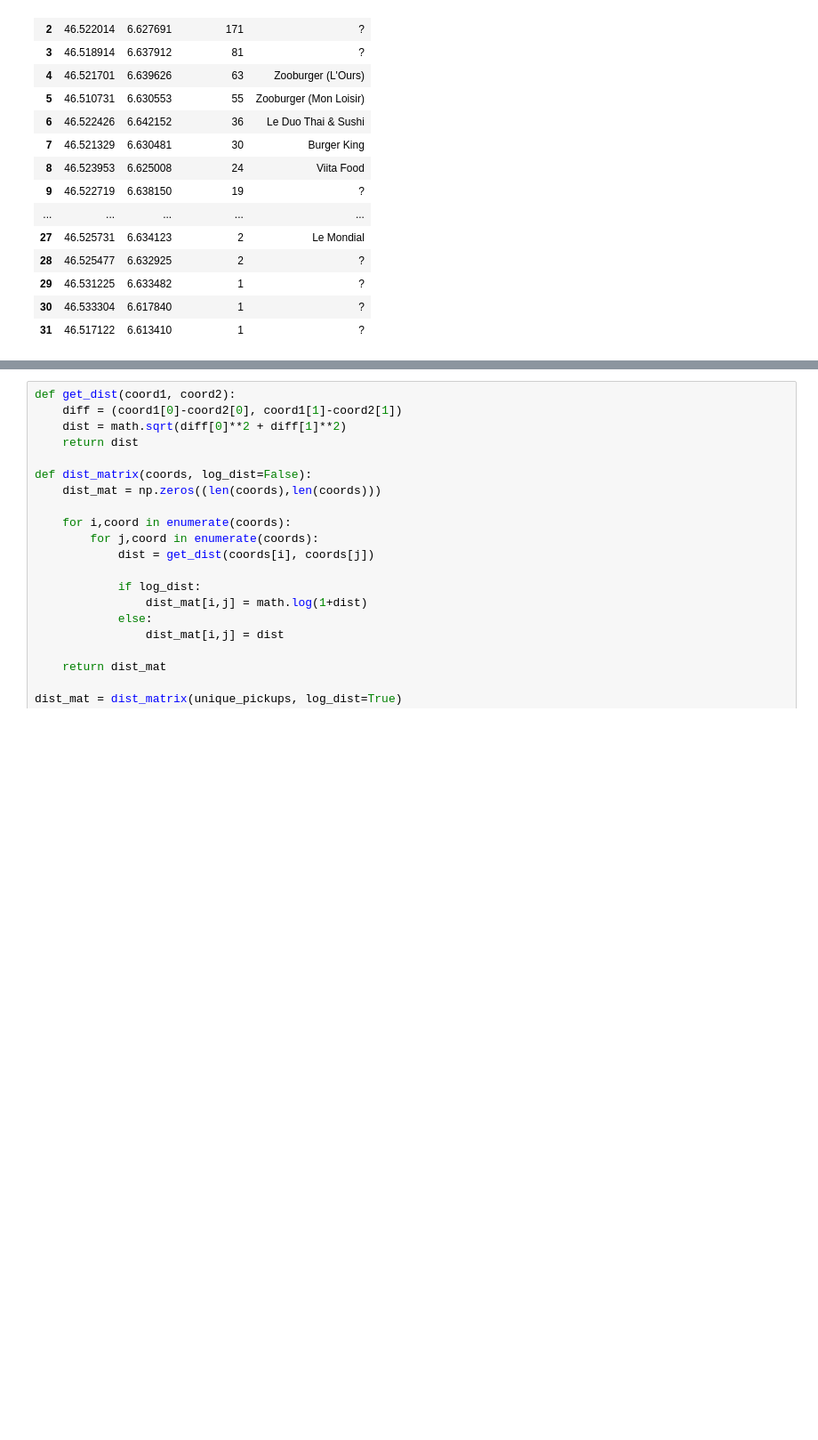
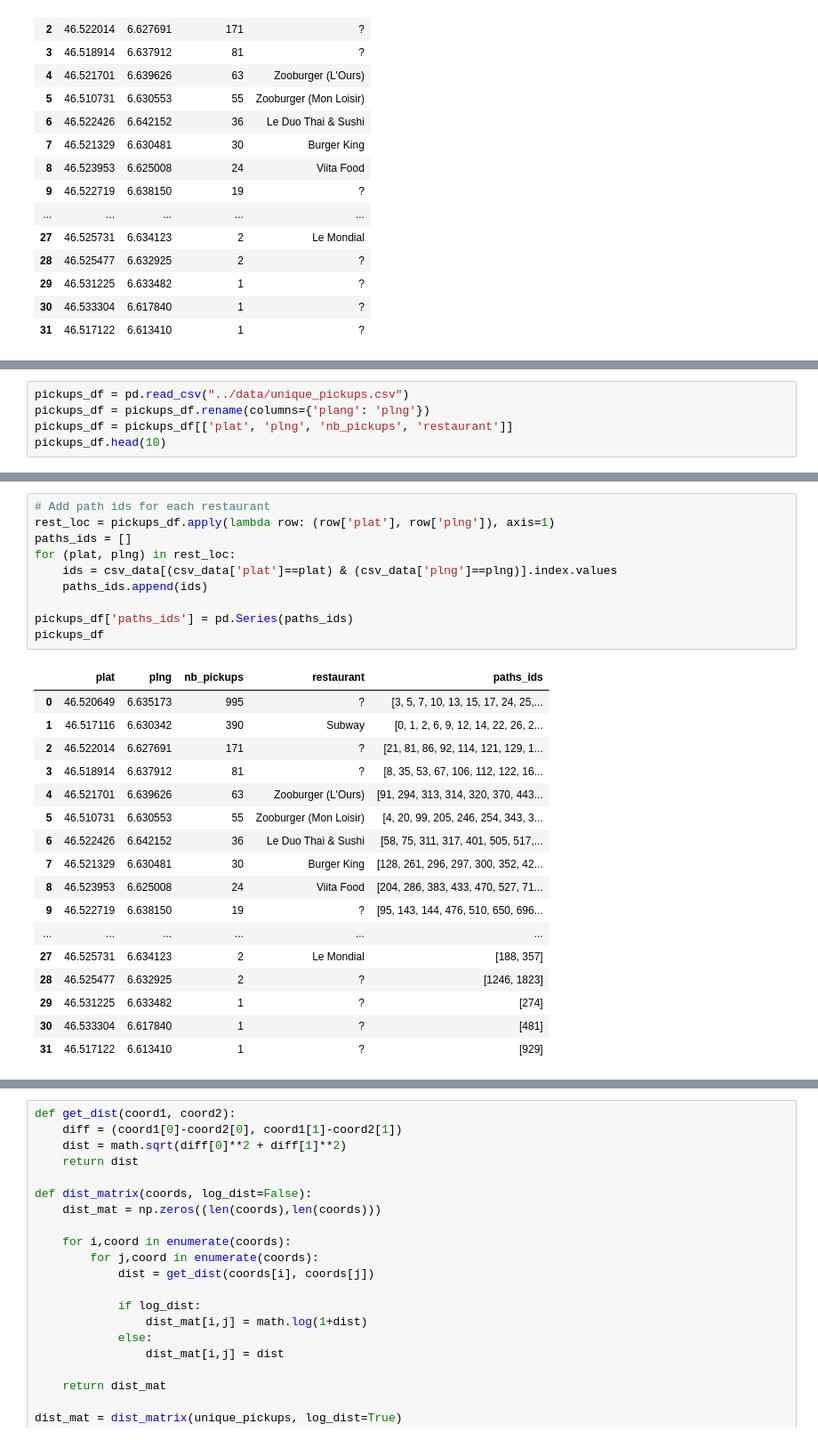
Before and after one commit to davidedidio/dataviz-smood, a Jupyter notebook: notebooks/restaurants.ipynb, the cells around one changed output, grey strips where cells are left out. Shown at 89% size. Saved outputs shown, nothing was run; the diff lists cells and outputs as text; blank space fills up the shorter version.

Commit message:
select by restaurant

```diff
--- a/notebooks/restaurants.ipynb
+++ b/notebooks/restaurants.ipynb
@@ -110,0 +111,5 @@ pickups_df.to_csv('data/unique_pickups.csv', sep=',')
+# %%
+pickups_df = pd.read_csv("../data/unique_pickups.csv")
+pickups_df = pickups_df.rename(columns={'plang': 'plng'})
+pickups_df = pickups_df[['plat', 'plng', 'nb_pickups', 'restaurant']]
+pickups_df.head(10)
@@ -110,0 +128,28 @@ pickups_df.to_csv('data/unique_pickups.csv', sep=',')
+# %%
+# Add path ids for each restaurant
+rest_loc = pickups_df.apply(lambda row: (row['plat'], row['plng']), axis=1)
+paths_ids = []
+for (plat, plng) in rest_loc:
+    ids = csv_data[(csv_data['plat']==plat) & (csv_data['plng']==plng)].index.values
+    paths_ids.append(ids)
+
+pickups_df['paths_ids'] = pd.Series(paths_ids)
+pickups_df
+# %% [output]
+|  | plat | plng | nb_pickups | restaurant | paths_ids |
+| 0 | 46.520649 | 6.635173 | 995 | ? | [3, 5, 7, 10, 13, 15, 17, 24, 25,... |
+| 1 | 46.517116 | 6.630342 | 390 | Subway | [0, 1, 2, 6, 9, 12, 14, 22, 26, 2... |
+| 2 | 46.522014 | 6.627691 | 171 | ? | [21, 81, 86, 92, 114, 121, 129, 1... |
+| 3 | 46.518914 | 6.637912 | 81 | ? | [8, 35, 53, 67, 106, 112, 122, 16... |
+| 4 | 46.521701 | 6.639626 | 63 | Zooburger (L'Ours) | [91, 294, 313, 314, 320, 370, 443... |
+| 5 | 46.510731 | 6.630553 | 55 | Zooburger (Mon Loisir) | [4, 20, 99, 205, 246, 254, 343, 3... |
+| 6 | 46.522426 | 6.642152 | 36 | Le Duo Thai & Sushi | [58, 75, 311, 317, 401, 505, 517,... |
+| 7 | 46.521329 | 6.630481 | 30 | Burger King | [128, 261, 296, 297, 300, 352, 42... |
+| 8 | 46.523953 | 6.625008 | 24 | Viita Food | [204, 286, 383, 433, 470, 527, 71... |
+| 9 | 46.522719 | 6.638150 | 19 | ? | [95, 143, 144, 476, 510, 650, 696... |
+| ... | ... | ... | ... | ... | ... |
+| 27 | 46.525731 | 6.634123 | 2 | Le Mondial | [188, 357] |
+| 28 | 46.525477 | 6.632925 | 2 | ? | [1246, 1823] |
+| 29 | 46.531225 | 6.633482 | 1 | ? | [274] |
+| 30 | 46.533304 | 6.617840 | 1 | ? | [481] |
+| 31 | 46.517122 | 6.613410 | 1 | ? | [929] |
```
Also changed, not shown: parts of 5 cells of this notebook, 3 other files.
